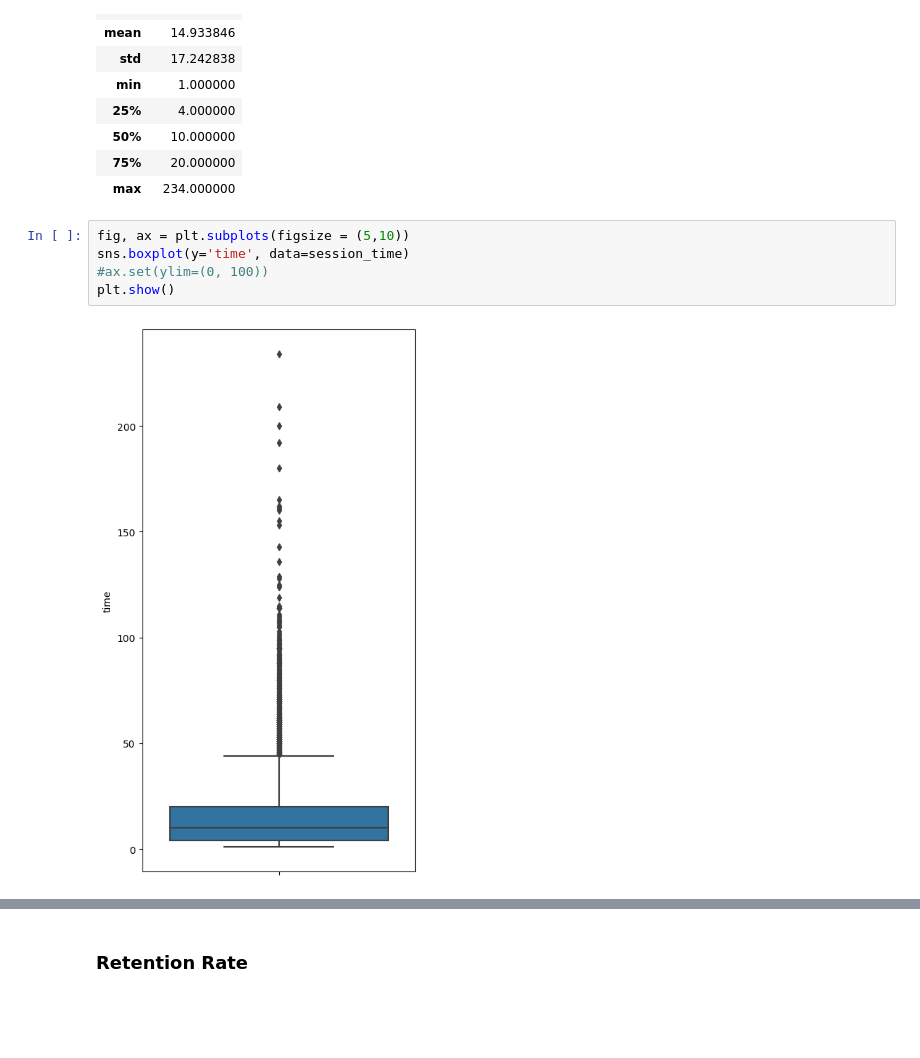
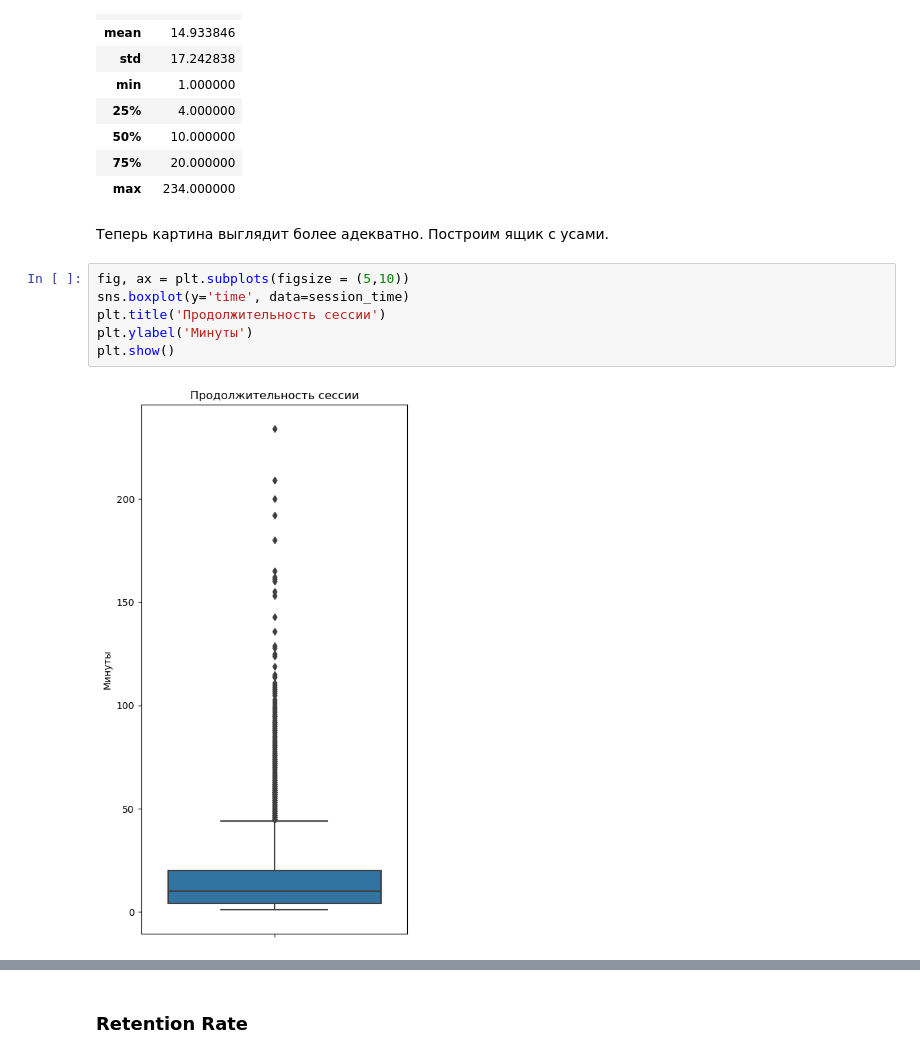
Before and after one commit to DaniilDonike/study_projects, a Jupyter notebook: Apps. Финальный проект/Project_first_try.ipynb, the cells around one changed output, grey strips where cells are left out. Saved outputs shown, nothing was run; the diff lists cells and outputs as text; blank space fills up the shorter version.

```diff
--- a/Apps. Финальный проект/Project_first_try.ipynb
+++ b/Apps. Финальный проект/Project_first_try.ipynb
@@ -348,11 +357,14 @@ session_time['time'].describe().to_frame()
 | 50% | 10.000000 |
 | 75% | 20.000000 |
 | max | 234.000000 |
+# %% [markdown]
+Теперь картина выглядит более адекватно. Построим ящик с усами.
 # %%
 fig, ax = plt.subplots(figsize = (5,10))
 sns.boxplot(y='time', data=session_time)
-#ax.set(ylim=(0, 100))
+plt.title('Продолжительность сессии')
+plt.ylabel('Минуты')
 plt.show()
 # %% [output]
-[figure, old version]
+[figure, new version]
 # %% [markdown]
```
Also changed, not shown: parts of 14 cells of this notebook.
